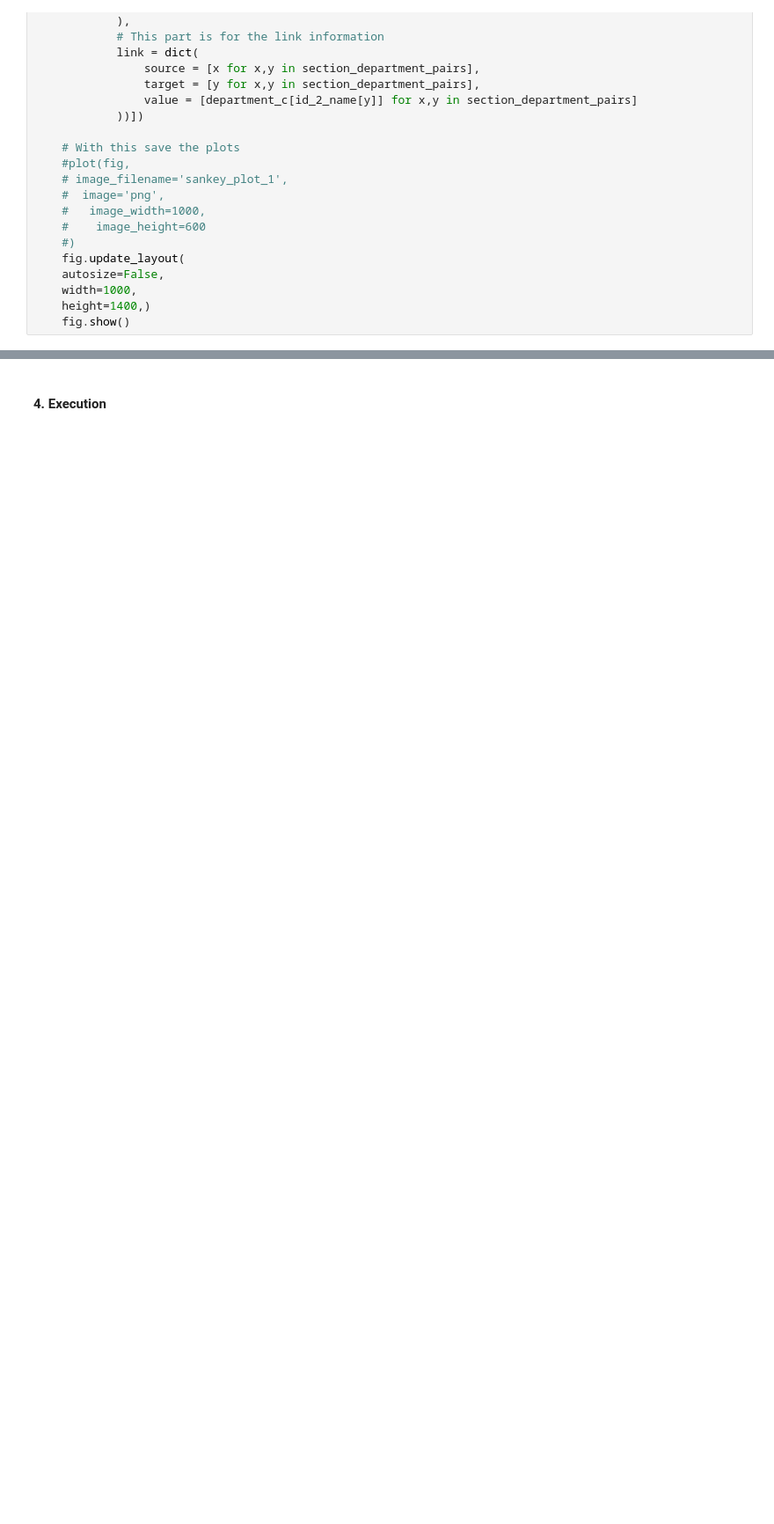
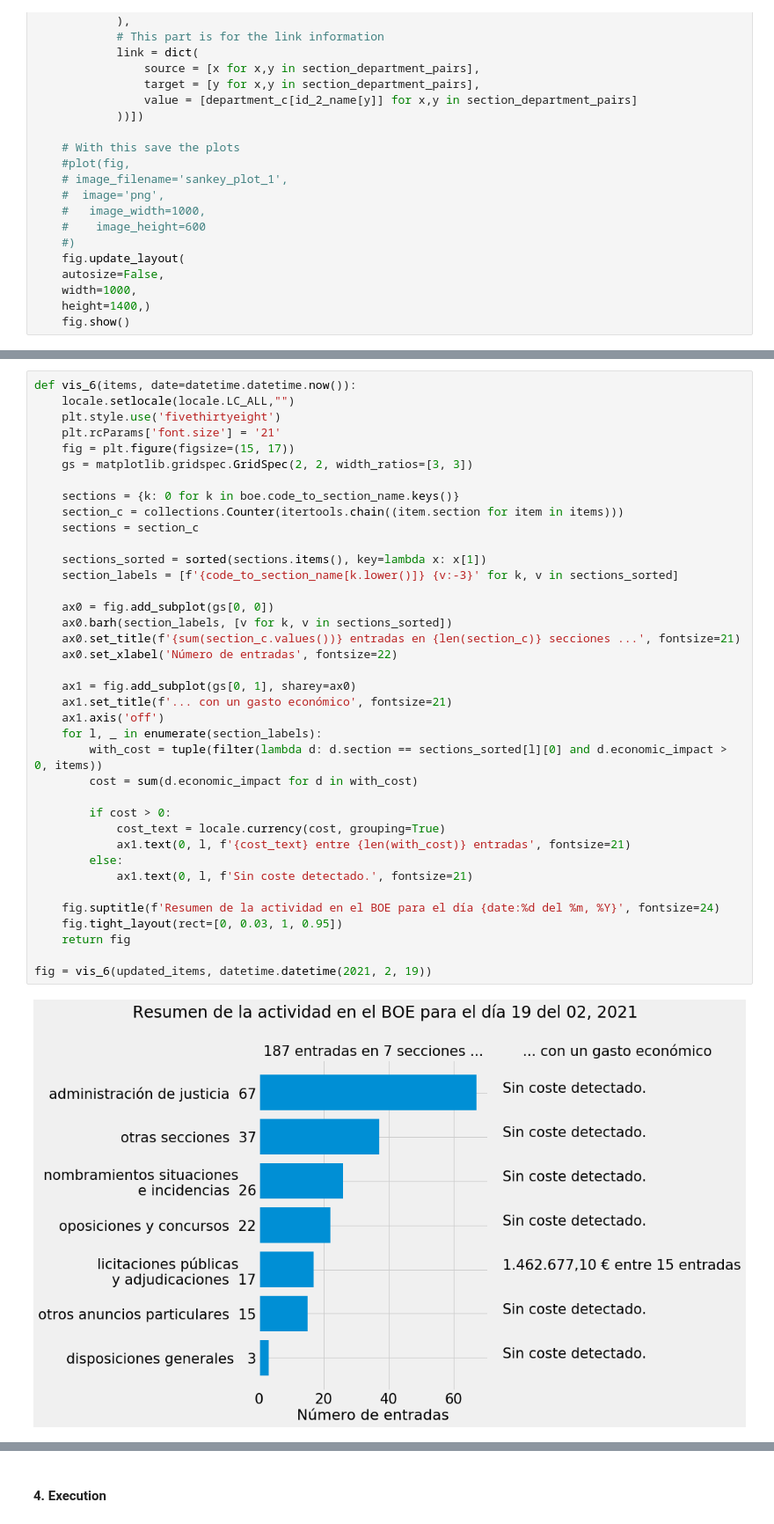
Before and after one commit to Janchorizo/boletines-etl, a Jupyter notebook: notebooks/boe_diary_visualization.ipynb, the cells around one changed output, grey strips where cells are left out. Shown at 88% size. Saved outputs shown, nothing was run; the diff lists cells and outputs as text; blank space fills up the shorter version.

```diff
--- a/notebooks/boe_diary_visualization.ipynb
+++ b/notebooks/boe_diary_visualization.ipynb
@@ -333,0 +295,40 @@ def vis_5(items):
+# %%
+def vis_6(items, date=datetime.datetime.now()):
+    locale.setlocale(locale.LC_ALL,"")
+    plt.style.use('fivethirtyeight')
+    plt.rcParams['font.size'] = '21'
+    fig = plt.figure(figsize=(15, 17))
+    gs = matplotlib.gridspec.GridSpec(2, 2, width_ratios=[3, 3])
+
+    sections = {k: 0 for k in boe.code_to_section_name.keys()}
+    section_c = collections.Counter(itertools.chain((item.section for item in items)))
+    sections = section_c
+
+    sections_sorted = sorted(sections.items(), key=lambda x: x[1])
+    section_labels = [f'{code_to_section_name[k.lower()]} {v:-3}' for k, v in sections_sorted]
+
+    ax0 = fig.add_subplot(gs[0, 0])
+    ax0.barh(section_labels, [v for k, v in sections_sorted])
+    ax0.set_title(f'{sum(section_c.values())} entradas en {len(section_c)} secciones ...', fontsize=21)
+    ax0.set_xlabel('Número de entradas', fontsize=22)
+
+    ax1 = fig.add_subplot(gs[0, 1], sharey=ax0)
+    ax1.set_title(f'... con un gasto económico', fontsize=21)
+    ax1.axis('off')
+    for l, _ in enumerate(section_labels):
+        with_cost = tuple(filter(lambda d: d.section == sections_sorted[l][0] and d.economic_impact > 0, items))
+        cost = sum(d.economic_impact for d in with_cost)
+
+        if cost > 0:
+            cost_text = locale.currency(cost, grouping=True)
+            ax1.text(0, l, f'{cost_text} entre {len(with_cost)} entradas', fontsize=21)
+        else:
+            ax1.text(0, l, f'Sin coste detectado.', fontsize=21)
+
+    fig.suptitle(f'Resumen de la actividad en el BOE para el día {date:%d del %m, %Y}', fontsize=24)
+    fig.tight_layout(rect=[0, 0.03, 1, 0.95])
+    return fig
+
+fig = vis_6(updated_items, datetime.datetime(2021, 2, 19))
+# %% [output]
+[figure, added]
```
Also changed, not shown: parts of 9 cells of this notebook.
